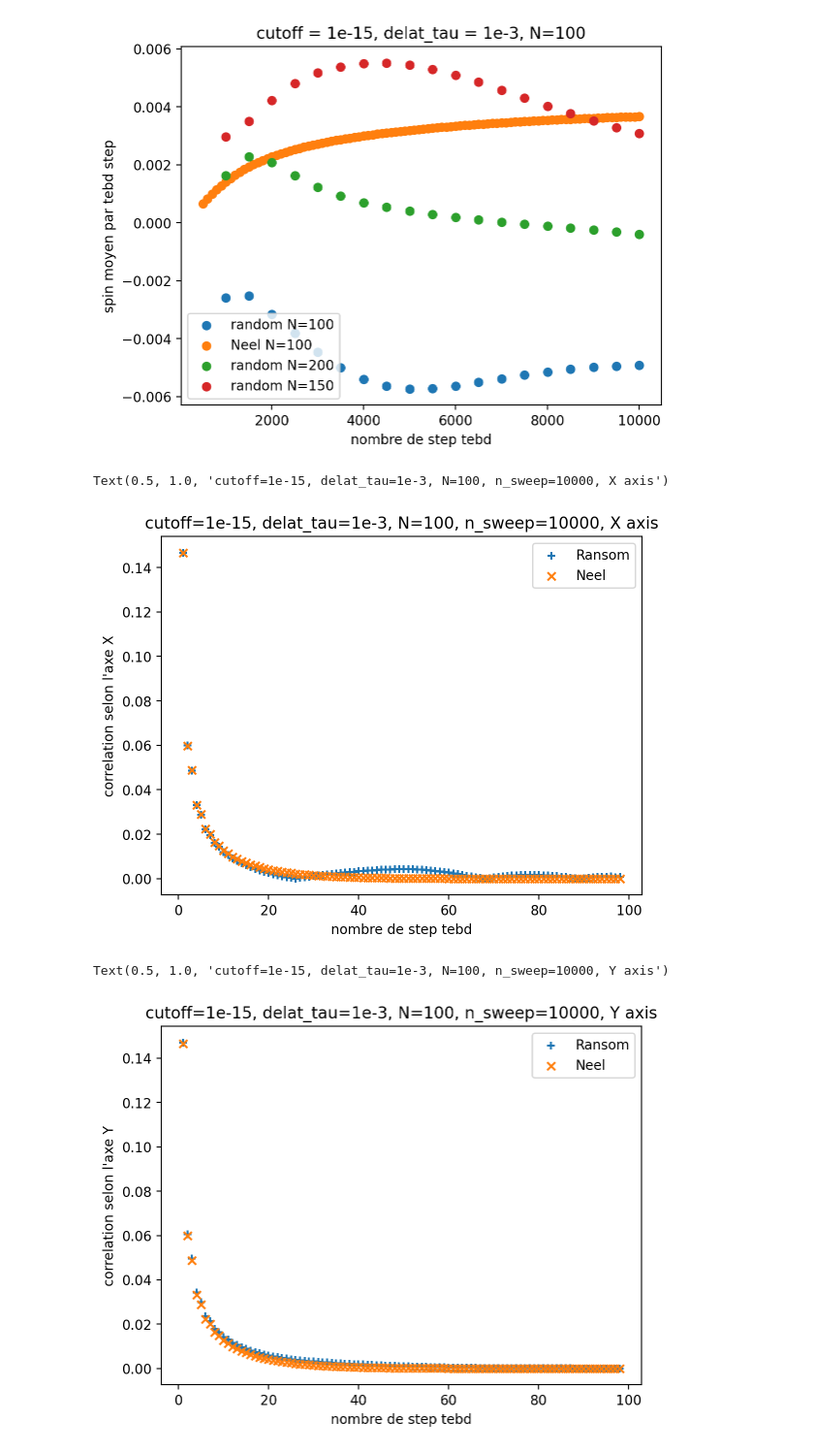
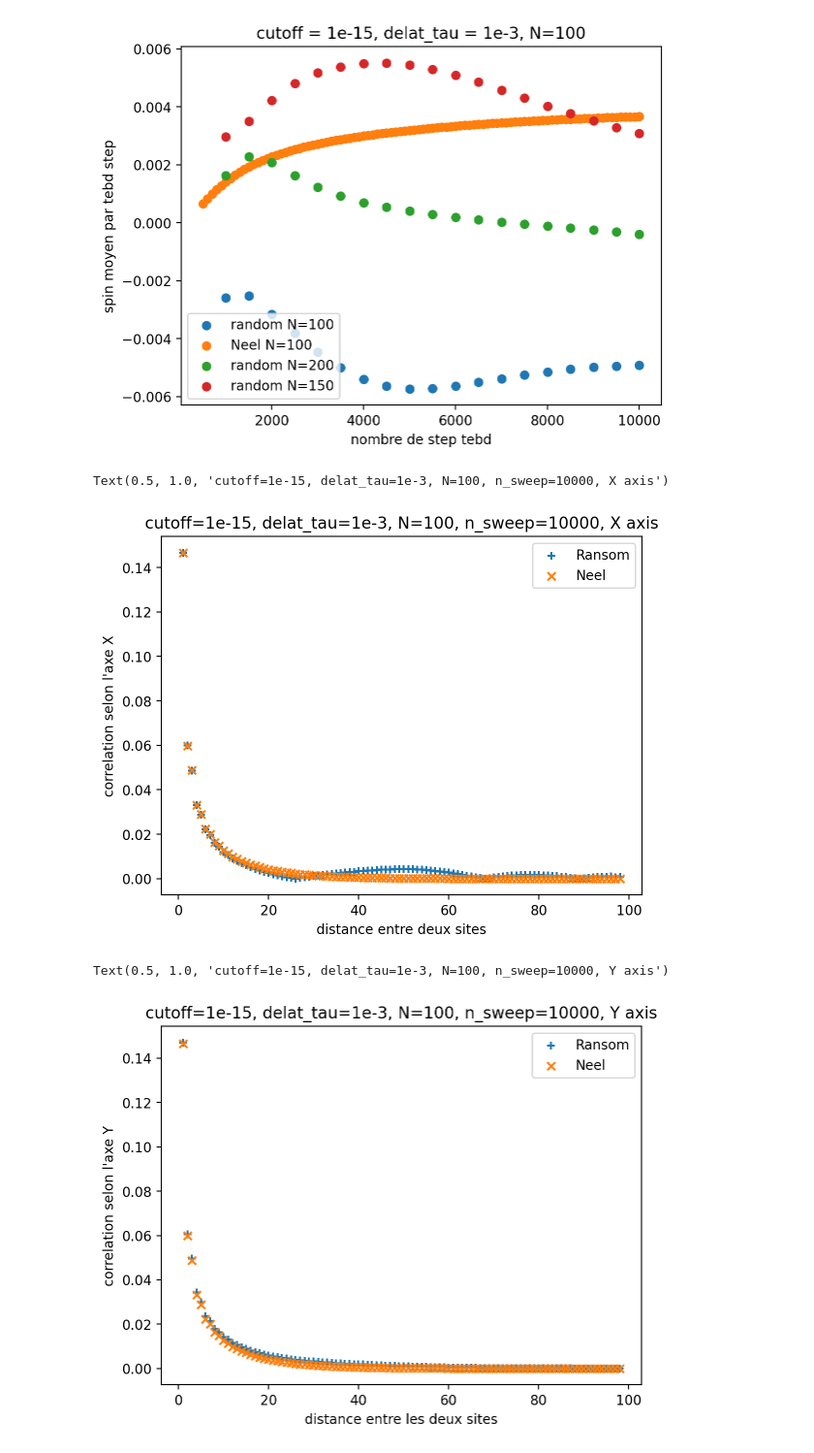
Before and after one commit to romanbeauvallet/Many-Body-Localization, a Jupyter notebook: analyse_simulations_julia/analysis.ipynb, the cells around one changed output. Shown: that part at 97% size. Drawn from its saved outputs; the diff is of its cells as text; code cells hidden in the pictures.

```diff
--- a/analyse_simulations_julia/analysis.ipynb
+++ b/analyse_simulations_julia/analysis.ipynb
@@ -87,24 +87,24 @@ Text(0.5, 1.0, 'cutoff = 1e-15, delat_tau = 1e-3, N=100')
 fig, axes = plt.subplots()
 axes.scatter(dic5["correlationR x"][0], np.abs(dic5["correlationR x"][1]), label="Ransom", marker='+')
 axes.scatter(dic5["correlationN x"][0], np.abs(dic5["correlationN x"][1]), label ='Neel', marker='x')
-axes.set_xlabel("nombre de step tebd")
+axes.set_xlabel("distance entre deux sites")
 axes.set_ylabel("correlation selon l'axe X")
 axes.legend()
 axes.set_title("cutoff=1e-15, delat_tau=1e-3, N=100, n_sweep=10000, X axis")
 # %% [output]
 Text(0.5, 1.0, 'cutoff=1e-15, delat_tau=1e-3, N=100, n_sweep=10000, X axis')
-[figure, old version]
+[figure, new version]
 # %%
 fig, axes = plt.subplots()
 axes.scatter(dic5["correlationR y"][0], np.abs(dic5["correlationR y"][1]), label="Ransom", marker='+')
 axes.scatter(dic5["correlationN y"][0], np.abs(dic5["correlationN y"][1]), label ='Neel', marker='x')
-axes.set_xlabel("nombre de step tebd")
+axes.set_xlabel("distance entre les deux sites")
 axes.set_ylabel("correlation selon l'axe Y")
 axes.legend()
 axes.set_title("cutoff=1e-15, delat_tau=1e-3, N=100, n_sweep=10000, Y axis")
 # %% [output]
 Text(0.5, 1.0, 'cutoff=1e-15, delat_tau=1e-3, N=100, n_sweep=10000, Y axis')
-[figure, old version]
+[figure, new version]
 # %%
 fig, axes = plt.subplots()
 axes.scatter(dic5["correlationR z"][0], np.abs(dic5["correlationR z"][1]), label="Ransom", marker='+')
```
Also changed, not shown: parts of 3 cells of this notebook, 2 other files.
